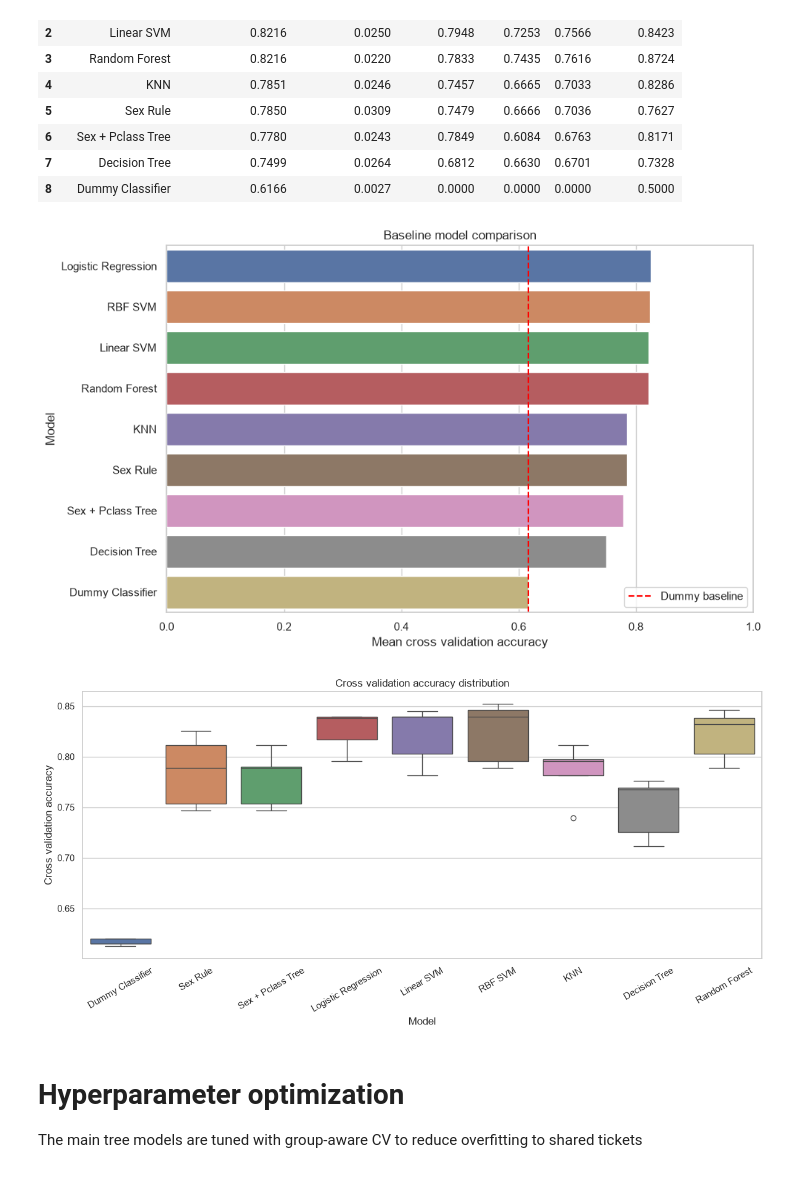
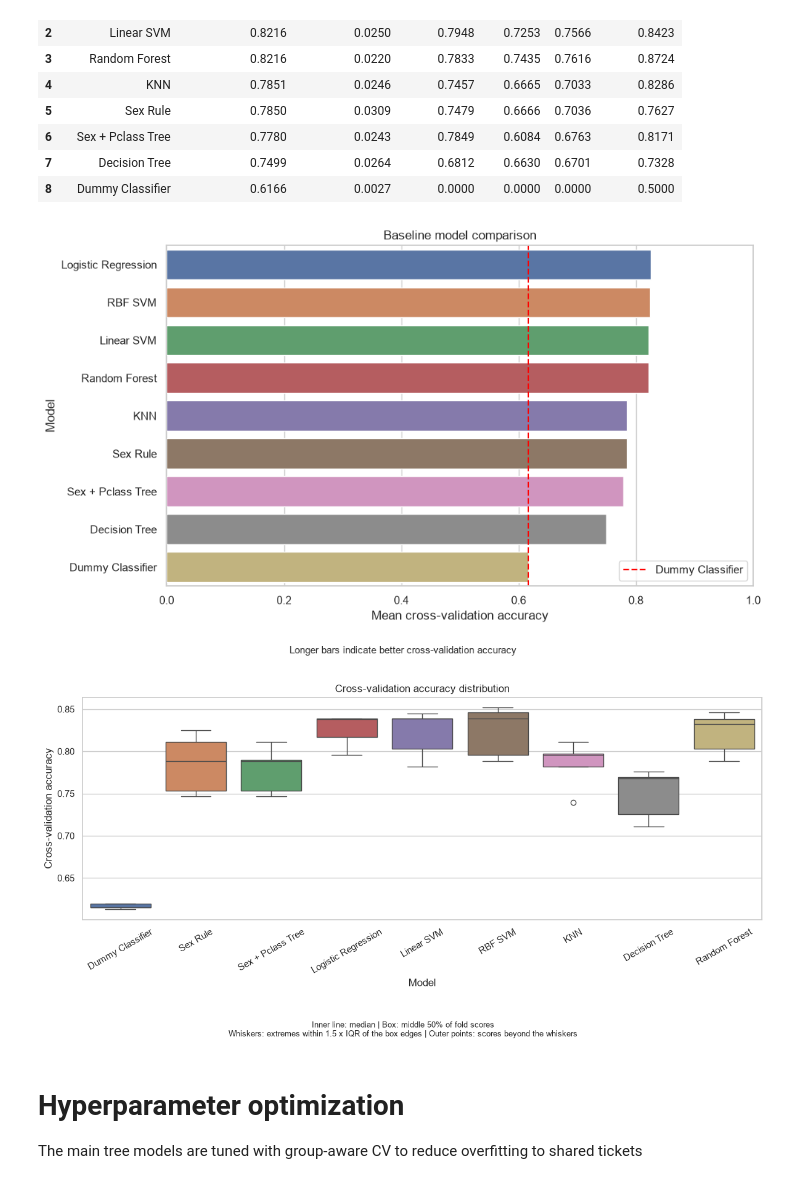
Before and after one commit to Alp1neCurd/titanic_survival_prediction, a Jupyter notebook: titanic_experiments.ipynb, the cells around one changed output. Saved outputs shown, nothing was run; the diff lists cells and outputs as text; code cells hidden in the pictures.

```diff
--- a/titanic_experiments.ipynb
+++ b/titanic_experiments.ipynb
@@ -501,34 +526,42 @@ cv_results_df.round(4)
 | 7 | Decision Tree | 0.7499 | 0.0264 | 0.6812 | 0.6630 | 0.6701 | 0.7328 |
 | 8 | Dummy Classifier | 0.6166 | 0.0027 | 0.0000 | 0.0000 | 0.0000 | 0.5000 |
 # %%
-plt.figure(figsize=(10, 6))
-sns.barplot(data=cv_results_df, x="CV Accuracy Mean", y="Model", hue="Model", legend=False)
-plt.axvline(x=cv_results_df.loc[cv_results_df["Model"] == "Dummy Classifier", "CV Accuracy Mean"].iloc[0], color="red", linestyle="--", label="Dummy baseline")
+fig, ax = plt.subplots(figsize=(10, 6))
+sns.barplot(data=cv_results_df, x="CV Accuracy Mean", y="Model", hue="Model", legend=False, ax=ax)
 
-plt.xlabel("Mean cross validation accuracy")
-plt.ylabel("Model")
-plt.title("Baseline model comparison")
-plt.xlim(0, 1)
-plt.legend()
-plt.tight_layout()
+dummy_accuracy = cv_results_df.loc[cv_results_df["Model"] == "Dummy Classifier", "CV Accuracy Mean"].iloc[0]
+
+ax.axvline(dummy_accuracy, color="red", linestyle="--", label="Dummy Classifier")
+
+ax.set_xlabel("Mean cross-validation accuracy")
+ax.set_ylabel("Model")
+ax.set_title("Baseline model comparison")
+ax.set_xlim(0, 1)
+ax.legend()
+
+fig.text(0.5, 0.02, "Longer bars indicate better cross-validation accuracy", ha="center", fontsize=9)
+
+plt.tight_layout(rect=[0, 0.06, 1, 1])
 plt.show()
 # %% [output]
-[figure, old version]
+[figure, new version]
 # %%
 cv_accuracy_df = pd.DataFrame(cv_accuracy_scores)
+fig, ax = plt.subplots(figsize=(12, 6))
 
-plt.figure(figsize=(12, 6))
+sns.boxplot(data=cv_accuracy_df, ax=ax)
 
-sns.boxplot(data=cv_accuracy_df)
+ax.set_xlabel("Model")
+ax.set_ylabel("Cross-validation accuracy")
+ax.set_title("Cross-validation accuracy distribution")
+plt.xticks(rotation=30)
 
-plt.xlabel("Model")
-plt.ylabel("Cross validation accuracy")
-plt.title("Cross validation accuracy distribution")
-plt.xticks(rotation=30)
-plt.tight_layout()
+fig.text(0.5, 0.02, "Inner line: median | Box: middle 50% of fold scores\n" "Whiskers: extremes within 1.5 x IQR of the box edges | Outer points: scores beyond the whiskers", ha="center", fontsize=9)
+
+plt.tight_layout(rect=[0, 0.12, 1, 1])
 plt.show()
 # %% [output]
-[figure, old version]
+[figure, new version]
 # %% [markdown]
 # Hyperparameter optimization
 
```
Also changed, not shown: parts of 7 cells of this notebook, 1 other file.
